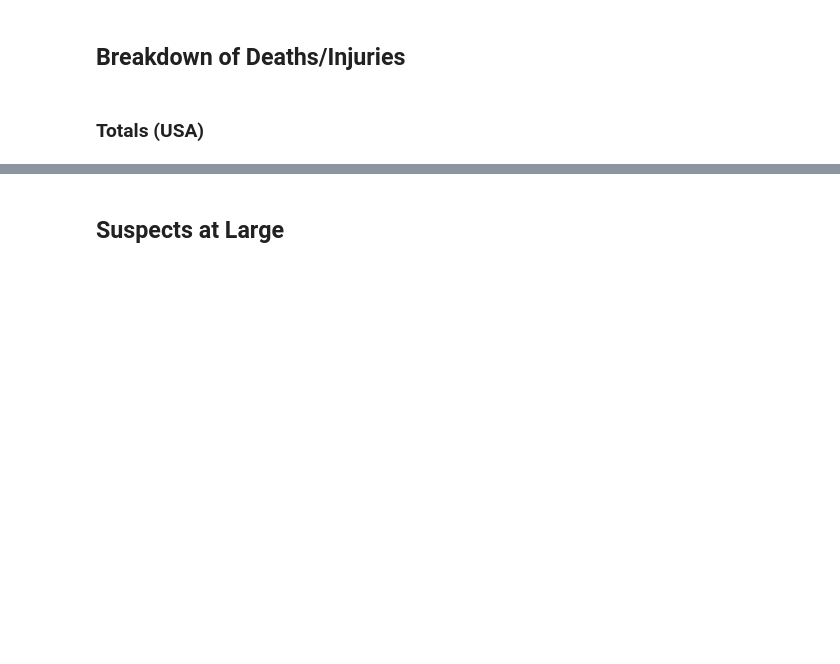
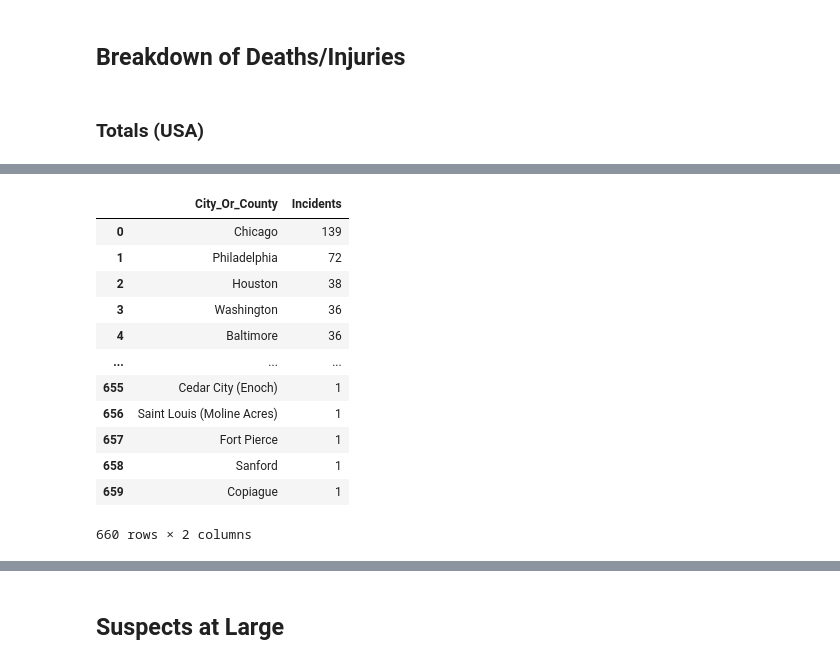
Before and after one commit to Tyton25/Event_Analysis, a Jupyter notebook: mass_gv_stats.ipynb, the cells around one changed output, grey strips where cells are left out. Saved outputs shown, nothing was run; the diff lists cells and outputs as text; code cells hidden in the pictures; blank space fills up the shorter version.

```diff
--- a/mass_gv_stats.ipynb
+++ b/mass_gv_stats.ipynb
@@ -255,0 +274,19 @@ df['Suspects_Arrested'].sum()
+# %%
+city_count_df = pd.DataFrame(city_counts)
+city_count_df.reset_index(inplace=True)
+city_count_df.columns = ['City_Or_County', 'Incidents']
+city_count_df
+# %% [output]
+|  | City_Or_County | Incidents |
+| 0 | Chicago | 139 |
+| 1 | Philadelphia | 72 |
+| 2 | Houston | 38 |
+| 3 | Washington | 36 |
+| 4 | Baltimore | 36 |
+| ... | ... | ... |
+| 655 | Cedar City (Enoch) | 1 |
+| 656 | Saint Louis (Moline Acres) | 1 |
+| 657 | Fort Pierce | 1 |
+| 658 | Sanford | 1 |
+| 659 | Copiague | 1 |
+660 rows × 2 columns
```
Also changed, not shown: parts of 31 cells of this notebook.
